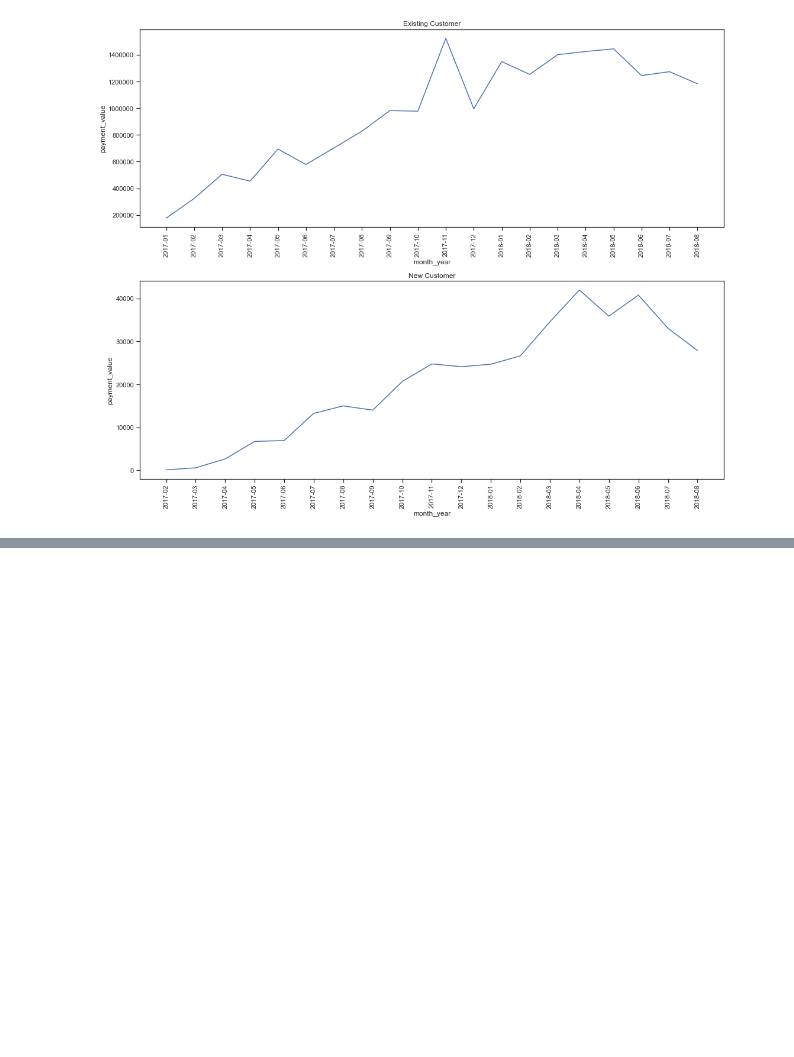
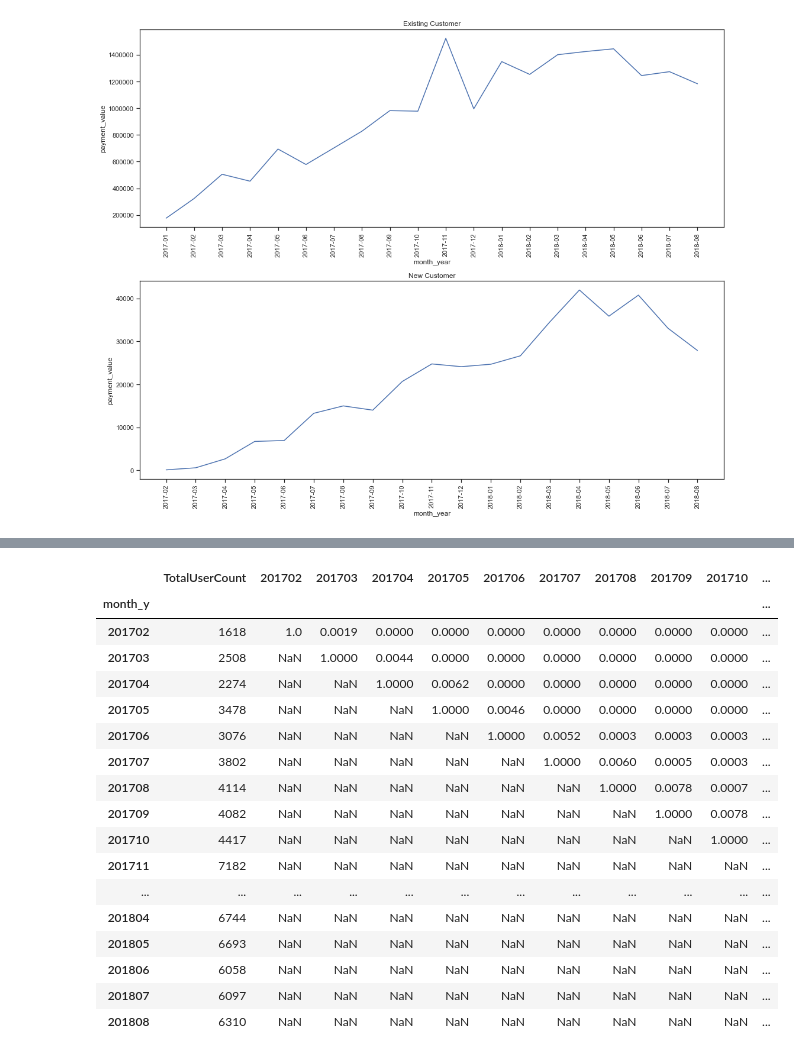
Before and after one commit to hyunjun33/Funnel_Analysis, a Jupyter notebook: Olist/Olist_Funnel_Analysis.ipynb, the cells around one changed output, grey strips where cells are left out. Saved outputs shown, nothing was run; the diff lists cells and outputs as text; code cells hidden in the pictures; blank space fills up the shorter version.

```diff
--- a/Olist/Olist_Funnel_Analysis.ipynb
+++ b/Olist/Olist_Funnel_Analysis.ipynb
@@ -442,0 +569,7 @@ plt.show()
+# %%
+# Create our retention table again with crosstab()
+# we need to change the column names for using them in .query() function
+df_retention = pd.crosstab(df_active_user["customer_unique_id"], df_active_user["month_y"]).reset_index()
+new_column_names = ["m_" + str(column) for column in df_retention.columns]
+df_retention.columns = new_column_names
+df_retention
@@ -442,0 +590,45 @@ plt.show()
+# %%
+# Create the array of Retained users for each cohort monthly
+retention_array = []
+for i in range(len(months)):
+    retention_data = {}
+    selected_month = months[i]
+    prev_months = months[:i]
+    next_months = months[i+1:]
+    for prev_month in prev_months:
+        retention_data[prev_month] = np.nan
+
+    total_user_count = retention_data["TotalUserCount"] = df_retention["m_" + str(selected_month)].sum()
+    retention_data[selected_month] = 1
+
+    query = "{} > 0".format("m_" + str(selected_month))
+
+    for next_month in next_months:
+        query = query + " and {} > 0".format(str("m_" + str(next_month)))
+        retention_data[next_month] = np.round(df_retention.query(query)["m_" + str(next_month)].sum() / total_user_count, 4)
+    retention_array.append(retention_data)
+
+df_retention = pd.DataFrame(retention_array)
+df_retention.index = months
+
+# Showing new cohort based retention table
+df_retention
+# %% [output]
+|  | TotalUserCount | 201702 | 201703 | 201704 | 201705 | 201706 | 201707 | 201708 | 201709 | 201710 | ... |
+| month_y |  |  |  |  |  |  |  |  |  |  | ... |
+| 201702 | 1618 | 1.0 | 0.0019 | 0.0000 | 0.0000 | 0.0000 | 0.0000 | 0.0000 | 0.0000 | 0.0000 | ... |
+| 201703 | 2508 | NaN | 1.0000 | 0.0044 | 0.0000 | 0.0000 | 0.0000 | 0.0000 | 0.0000 | 0.0000 | ... |
+| 201704 | 2274 | NaN | NaN | 1.0000 | 0.0062 | 0.0000 | 0.0000 | 0.0000 | 0.0000 | 0.0000 | ... |
+| 201705 | 3478 | NaN | NaN | NaN | 1.0000 | 0.0046 | 0.0000 | 0.0000 | 0.0000 | 0.0000 | ... |
+| 201706 | 3076 | NaN | NaN | NaN | NaN | 1.0000 | 0.0052 | 0.0003 | 0.0003 | 0.0003 | ... |
+| 201707 | 3802 | NaN | NaN | NaN | NaN | NaN | 1.0000 | 0.0060 | 0.0005 | 0.0003 | ... |
+| 201708 | 4114 | NaN | NaN | NaN | NaN | NaN | NaN | 1.0000 | 0.0078 | 0.0007 | ... |
+| 201709 | 4082 | NaN | NaN | NaN | NaN | NaN | NaN | NaN | 1.0000 | 0.0078 | ... |
+| 201710 | 4417 | NaN | NaN | NaN | NaN | NaN | NaN | NaN | NaN | 1.0000 | ... |
+| 201711 | 7182 | NaN | NaN | NaN | NaN | NaN | NaN | NaN | NaN | NaN | ... |
+| ... | ... | ... | ... | ... | ... | ... | ... | ... | ... | ... | ... |
+| 201804 | 6744 | NaN | NaN | NaN | NaN | NaN | NaN | NaN | NaN | NaN | ... |
+| 201805 | 6693 | NaN | NaN | NaN | NaN | NaN | NaN | NaN | NaN | NaN | ... |
+| 201806 | 6058 | NaN | NaN | NaN | NaN | NaN | NaN | NaN | NaN | NaN | ... |
+| 201807 | 6097 | NaN | NaN | NaN | NaN | NaN | NaN | NaN | NaN | NaN | ... |
+| 201808 | 6310 | NaN | NaN | NaN | NaN | NaN | NaN | NaN | NaN | NaN | ... |
```
Also changed, not shown: parts of 13 cells of this notebook.
